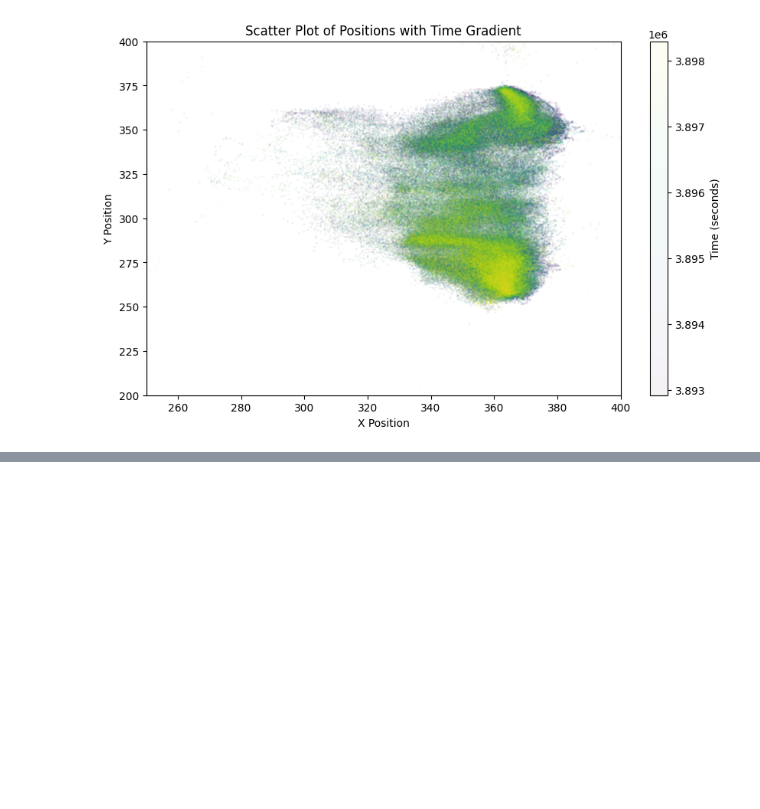
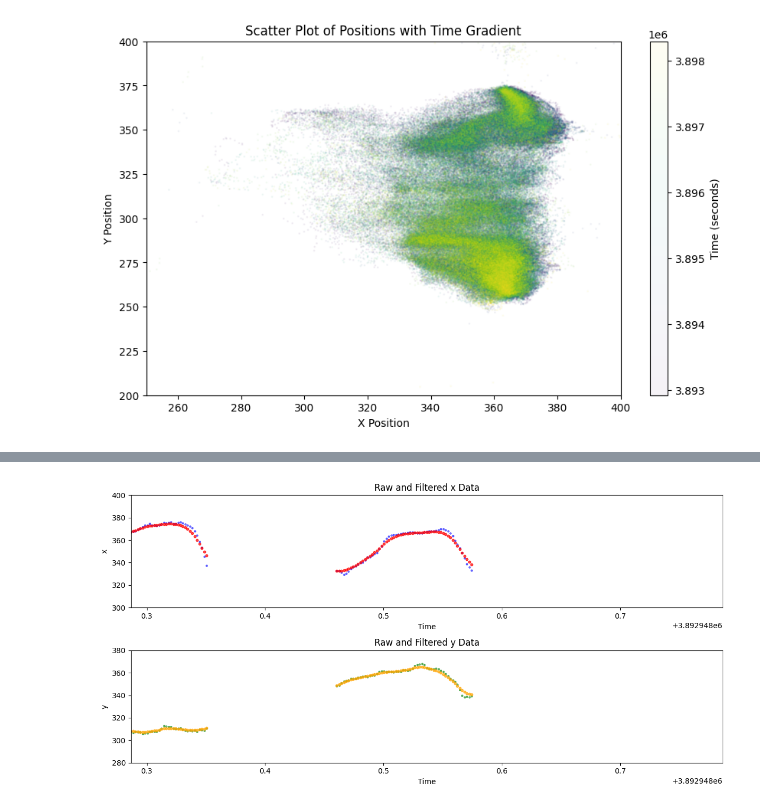
Before and after one commit to 1mattbecker/kinematics_analysis, a Jupyter notebook: code/tongue_kinematics.ipynb, the cells around one changed output, grey strips where cells are left out. Saved outputs shown, nothing was run; the diff lists cells and outputs as text; code cells hidden in the pictures; blank space fills up the shorter version.

Commit message:
added kinematics filter

```diff
--- a/code/tongue_kinematics.ipynb
+++ b/code/tongue_kinematics.ipynb
@@ -152,0 +236,34 @@ plt.show()
+# %%
+df = tongue_masked
+df_filtered = tongue_filtered
+
+# Define your desired x-axis limits
+x_limits = (tongue_masked['time'][0]+26, tongue_masked['time'][0]+26.5)  # Replace with your desired limits, e.g., (2, 5)
+
+# Plotting for 'x'
+plt.figure(figsize=(12, 6))
+
+plt.subplot(2, 1, 1)
+plt.scatter(df['time'], df['x'], label='Raw x', color='blue', alpha=0.5, s=5)  # Raw data
+plt.scatter(df_filtered['time'], df_filtered['x'], label='Filtered x', color='red', alpha=0.7, s=10)  # Filtered data
+plt.title('Raw and Filtered x Data')
+plt.xlabel('Time')
+plt.ylabel('x')
+plt.xlim(x_limits)  # Set x-axis limits
+plt.ylim([300, 400])
+
+# Plotting for 'y'
+plt.subplot(2, 1, 2)
+plt.scatter(df['time'], df['y'], label='Raw y', color='green', alpha=0.5, s=5)  # Raw data
+plt.scatter(df_filtered['time'], df_filtered['y'], label='Filtered y', color='orange', alpha=0.7, s=10)  # Filtered data
+plt.title('Raw and Filtered y Data')
+plt.xlabel('Time')
+plt.ylabel('y')
+plt.xlim(x_limits)  # Set x-axis limits
+plt.ylim([280, 380])
+
+
+plt.tight_layout()
+plt.show()
+# %% [output]
+[figure, added]
```
Also changed, not shown: parts of 3 cells of this notebook.
